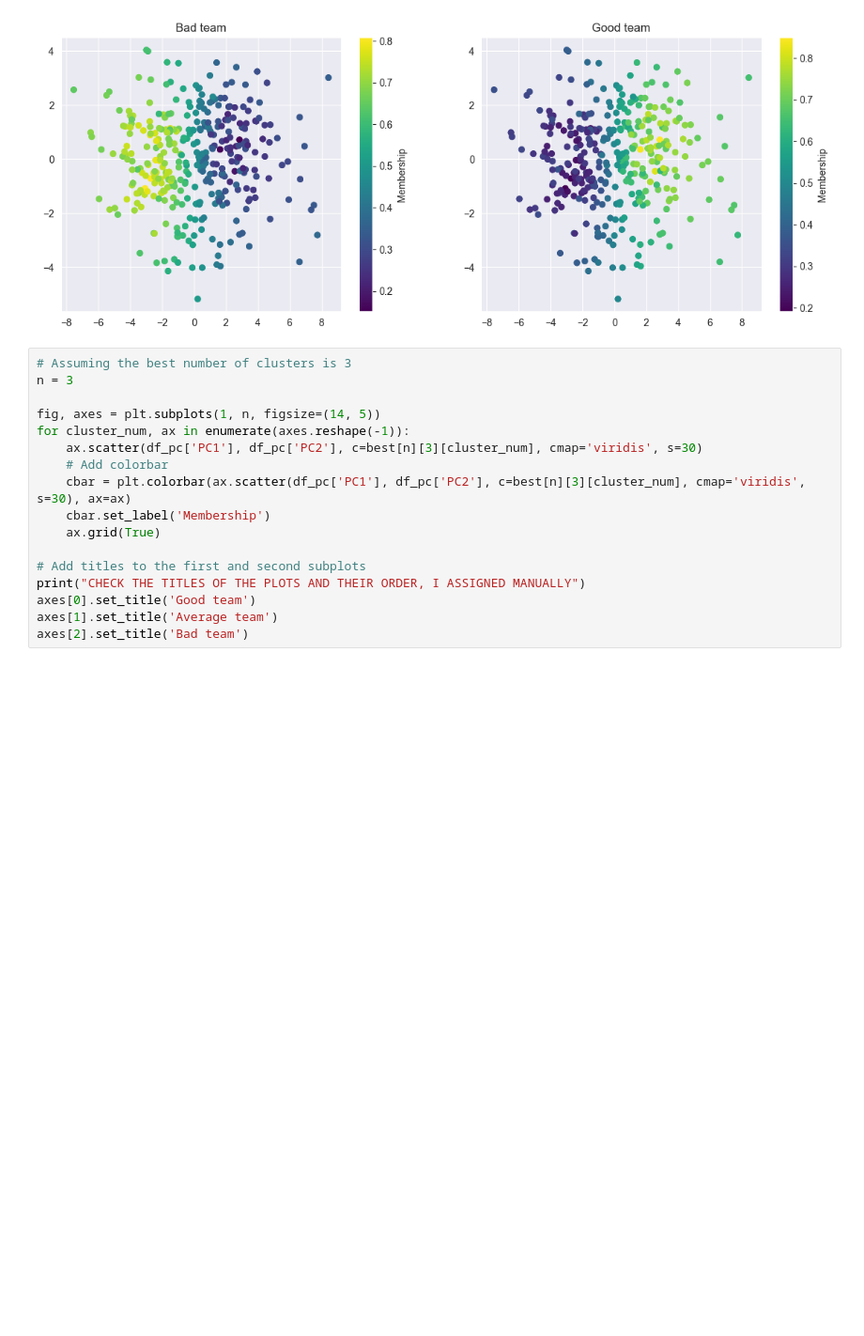
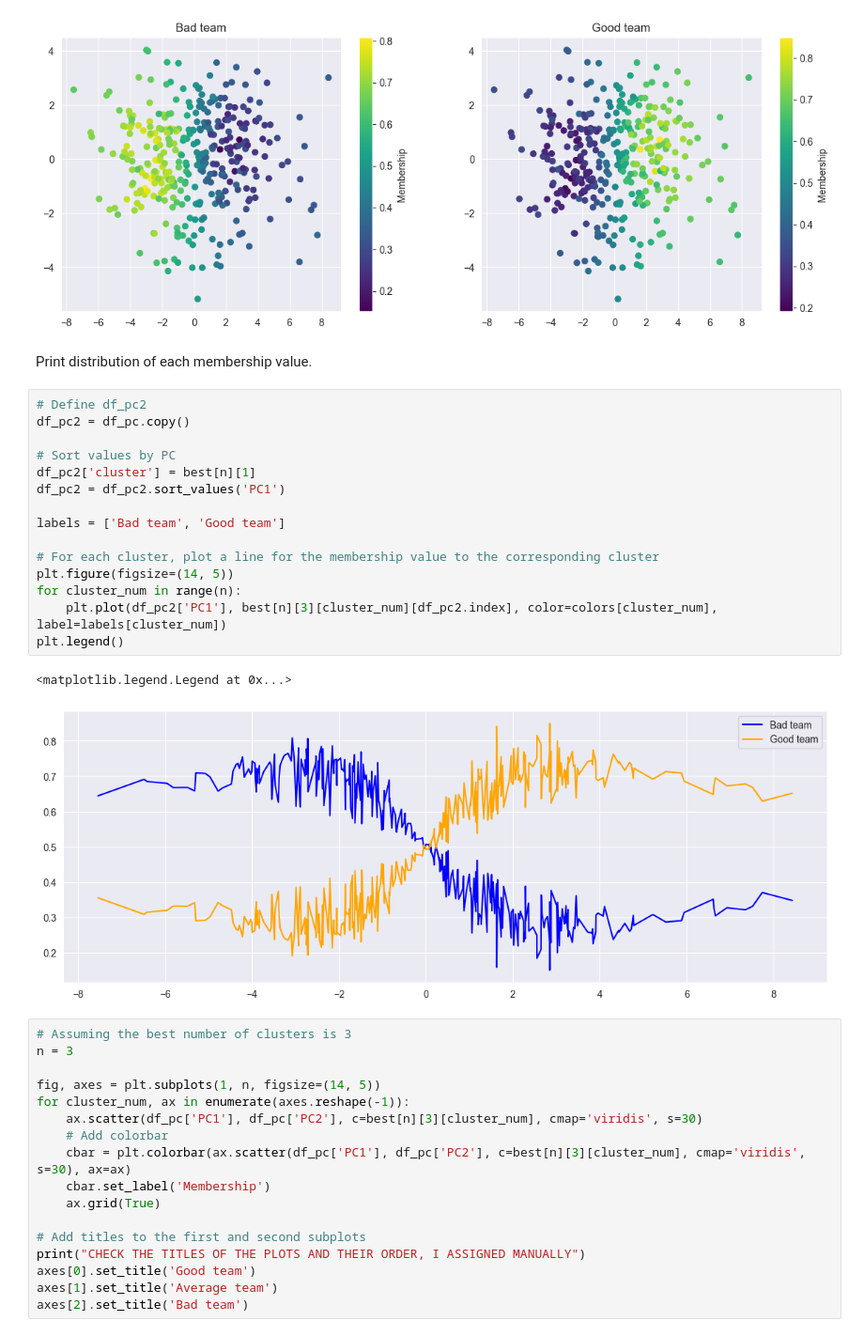
Before and after one commit to peetceenatoo/ncaa-mining, a Jupyter notebook: Scripts/Python/scikit_fuzzy_clustering.ipynb, the cells around one changed output. Shown at 94% size. Cells and saved outputs as stored; diff of their text form; blank space fills up the shorter version.

```diff
--- a/Scripts/Python/scikit_fuzzy_clustering.ipynb
+++ b/Scripts/Python/scikit_fuzzy_clustering.ipynb
@@ -302,6 +302,26 @@ axes[1].set_title('Good team')
 CHECK THE TITLES OF THE PLOTS AND THEIR ORDER, I ASSIGNED MANUALLY
 Text(0.5, 1.0, 'Good team')
 [figure]
+# %% [markdown]
+Print distribution of each membership value.
+# %%
+# Define df_pc2
+df_pc2 = df_pc.copy()
+
+# Sort values by PC
+df_pc2['cluster'] = best[n][1]
+df_pc2 = df_pc2.sort_values('PC1')
+
+labels = ['Bad team', 'Good team']
+
+# For each cluster, plot a line for the membership value to the corresponding cluster
+plt.figure(figsize=(14, 5))
+for cluster_num in range(n):
+    plt.plot(df_pc2['PC1'], best[n][3][cluster_num][df_pc2.index], color=colors[cluster_num], label=labels[cluster_num])
+plt.legend()
+# %% [output]
+<matplotlib.legend.Legend at 0x...>
+[figure, added]
 # %%
 # Assuming the best number of clusters is 3
 n = 3
```
Also changed, not shown: parts of 6 cells of this notebook, 1 other file.
